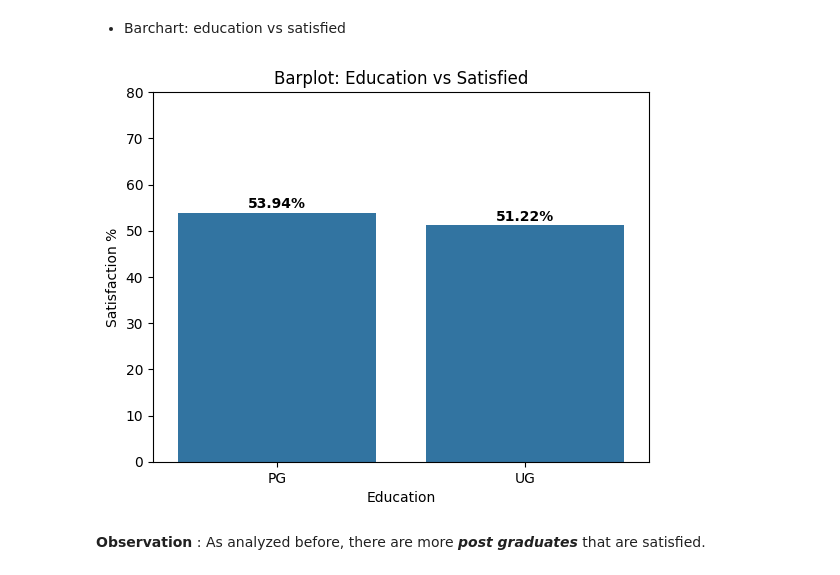
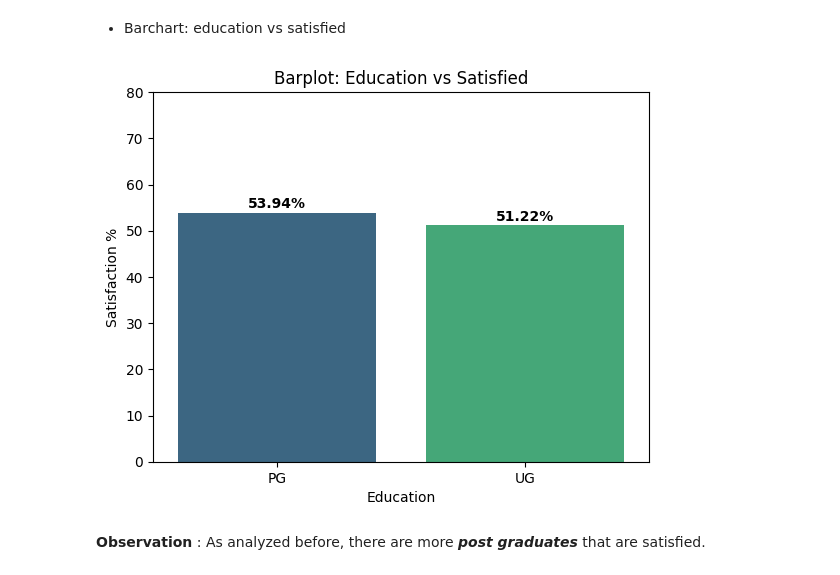
Before and after one commit to JustLazy-Forever/Predicting-Job-Satisfaction, a Jupyter notebook: Job Satisfaction_Data_Wrangling.ipynb, the cells around one changed output. Drawn from its saved outputs; the diff is of its cells as text; code cells hidden in the pictures.

```diff
--- a/Job Satisfaction_Data_Wrangling.ipynb
+++ b/Job Satisfaction_Data_Wrangling.ipynb
@@ -697,16 +697,16 @@ Text(0.5, 1.0, 'Boxplot:Education VS Salary')
 # %% [markdown]
 * Barchart: education vs satisfied
 # %%
-sns.barplot(data=edu_salary_mean, x="education", y = "satisfied_percent")
+sns.barplot(data=edu_salary_mean, x="education", y = "satisfied_percent", palette='viridis')
 plt.title("Barplot: Education vs Satisfied")
 plt.xlabel("Education")
 plt.ylabel("Satisfaction %")
 plt.ylim(0,80)
 
 for i, v in enumerate(edu_salary_mean["satisfied_percent"].values):
     plt.text(i, v + 1, str(f"{v:.2f}%"), ha="center",fontweight="bold")
 # %% [output]
-[figure, old version]
+[figure, new version]
 # %% [markdown]
 **Observation** : As analyzed before, there are more ***post graduates*** that are satisfied.
 # %% [markdown]
```
Also changed, not shown: parts of 5 cells of this notebook.
